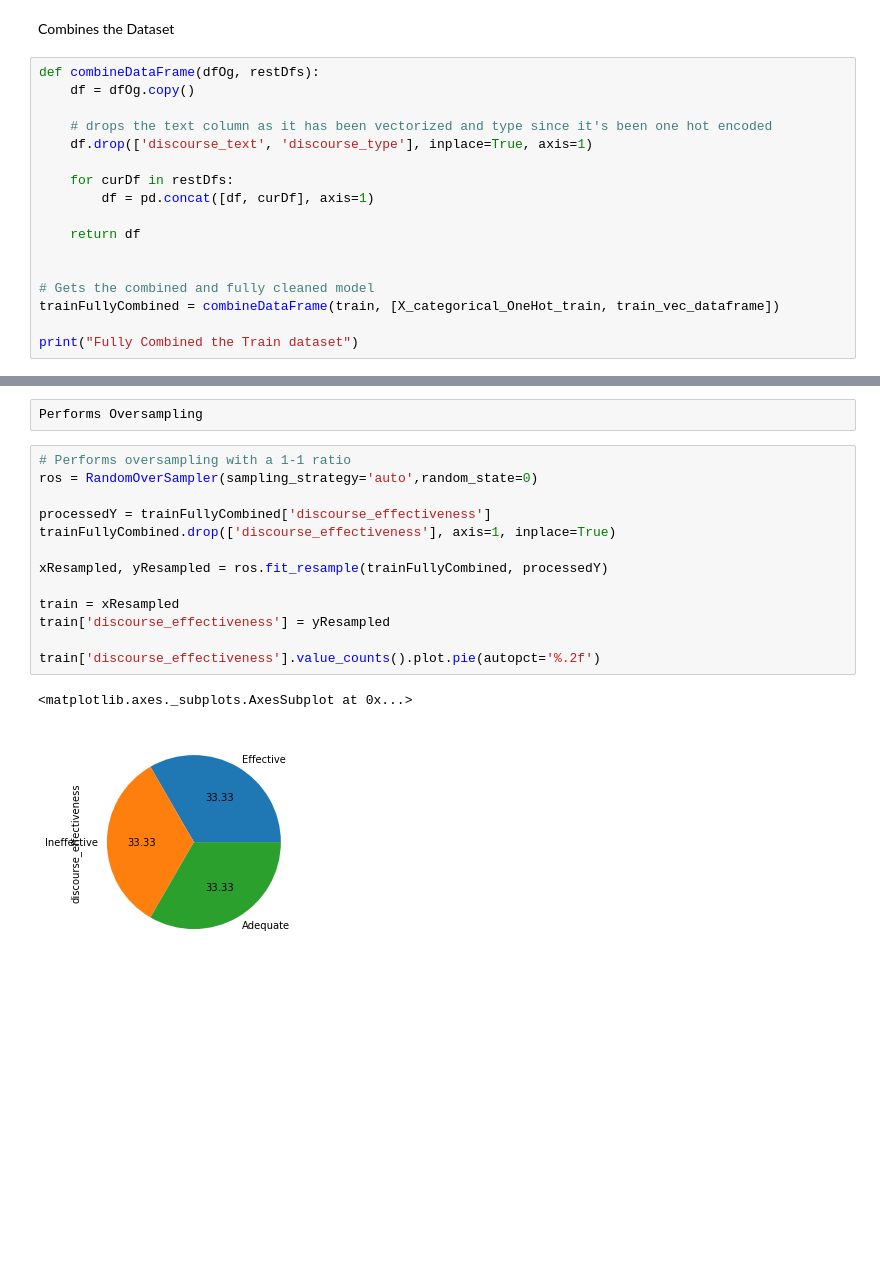
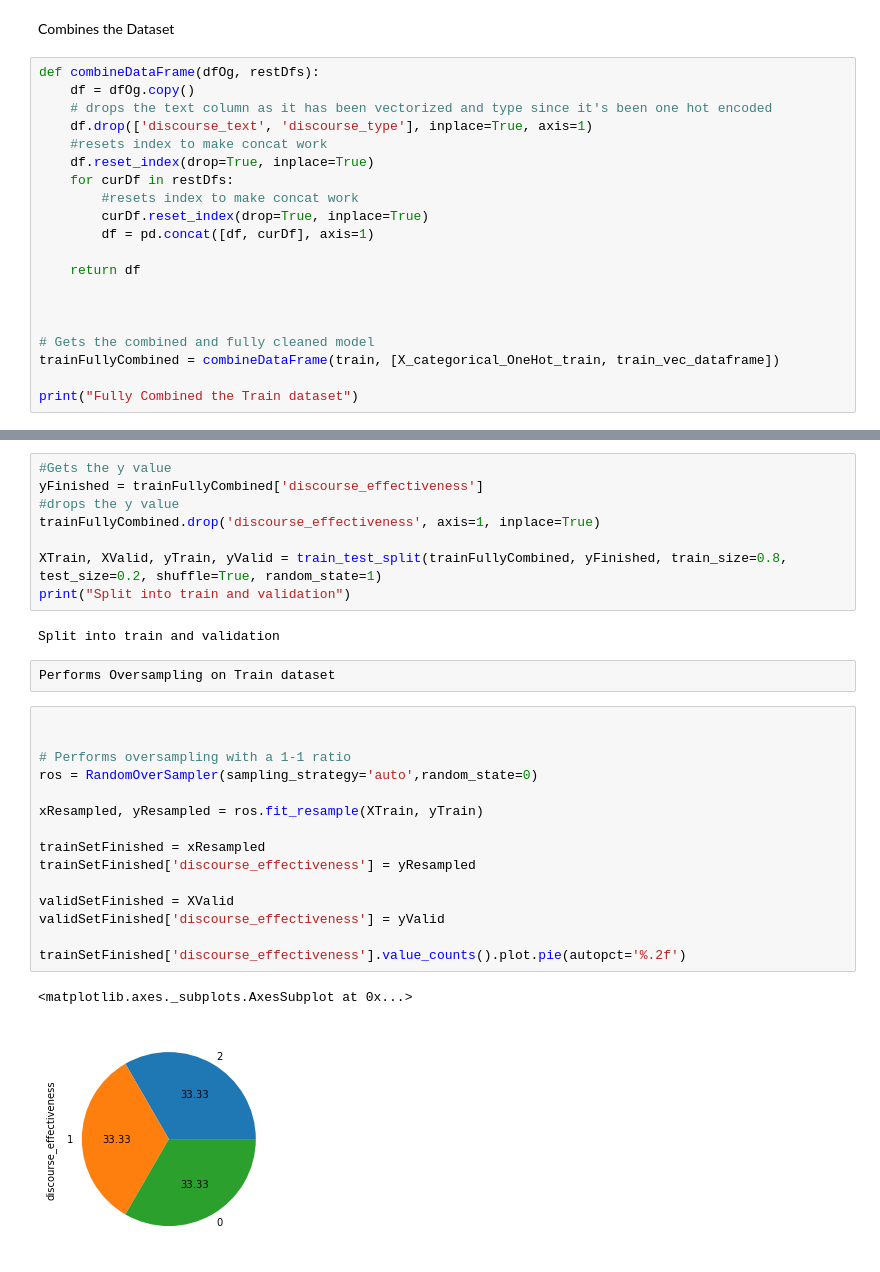
Before and after one commit to jesse51002/WritingFeedback, a Jupyter notebook: Preprocessing.ipynb, the cells around one changed output, grey strips where cells are left out. Cells and saved outputs as stored; diff of their text form; blank space fills up the shorter version.

Commit message:
Finsihed train test split and progress on adding extra featrues

```diff
--- a/Preprocessing.ipynb
+++ b/Preprocessing.ipynb
@@ -159,14 +197,17 @@ Combines the Dataset
 # %%
 def combineDataFrame(dfOg, restDfs):
     df = dfOg.copy()
-
     # drops the text column as it has been vectorized and type since it's been one hot encoded
     df.drop(['discourse_text', 'discourse_type'], inplace=True, axis=1)
-
+    #resets index to make concat work
+    df.reset_index(drop=True, inplace=True)
     for curDf in restDfs:
+        #resets index to make concat work
+        curDf.reset_index(drop=True, inplace=True)
         df = pd.concat([df, curDf], axis=1)
 
     return df
+
 
 
 # Gets the combined and fully cleaned model
@@ -178,19 +223,31 @@ Fully Combined the Train dataset
+# %%
+#Gets the y value
+yFinished = trainFullyCombined['discourse_effectiveness']
+#drops the y value
+trainFullyCombined.drop('discourse_effectiveness', axis=1, inplace=True)
+
+XTrain, XValid, yTrain, yValid = train_test_split(trainFullyCombined, yFinished, train_size=0.8, test_size=0.2, shuffle=True, random_state=1)
+print("Split into train and validation")
+# %% [output]
+Split into train and validation
 # %% [raw]
-Performs Oversampling
+Performs Oversampling on Train dataset
 # %%
+
+
 # Performs oversampling with a 1-1 ratio
 ros = RandomOverSampler(sampling_strategy='auto',random_state=0)
 
-processedY = trainFullyCombined['discourse_effectiveness']
-trainFullyCombined.drop(['discourse_effectiveness'], axis=1, inplace=True)
+xResampled, yResampled = ros.fit_resample(XTrain, yTrain)
 
-xResampled, yResampled = ros.fit_resample(trainFullyCombined, processedY)
+trainSetFinished = xResampled
+trainSetFinished['discourse_effectiveness'] = yResampled
 
-train = xResampled
-train['discourse_effectiveness'] = yResampled
+validSetFinished = XValid
+validSetFinished['discourse_effectiveness'] = yValid
 
-train['discourse_effectiveness'].value_counts().plot.pie(autopct='%.2f')
+trainSetFinished['discourse_effectiveness'].value_counts().plot.pie(autopct='%.2f')
 # %% [output]
 <matplotlib.axes._subplots.AxesSubplot at 0x...>
-[figure, old version]
+[figure, new version]
 # %%
```
Also changed, not shown: parts of 8 cells of this notebook.
